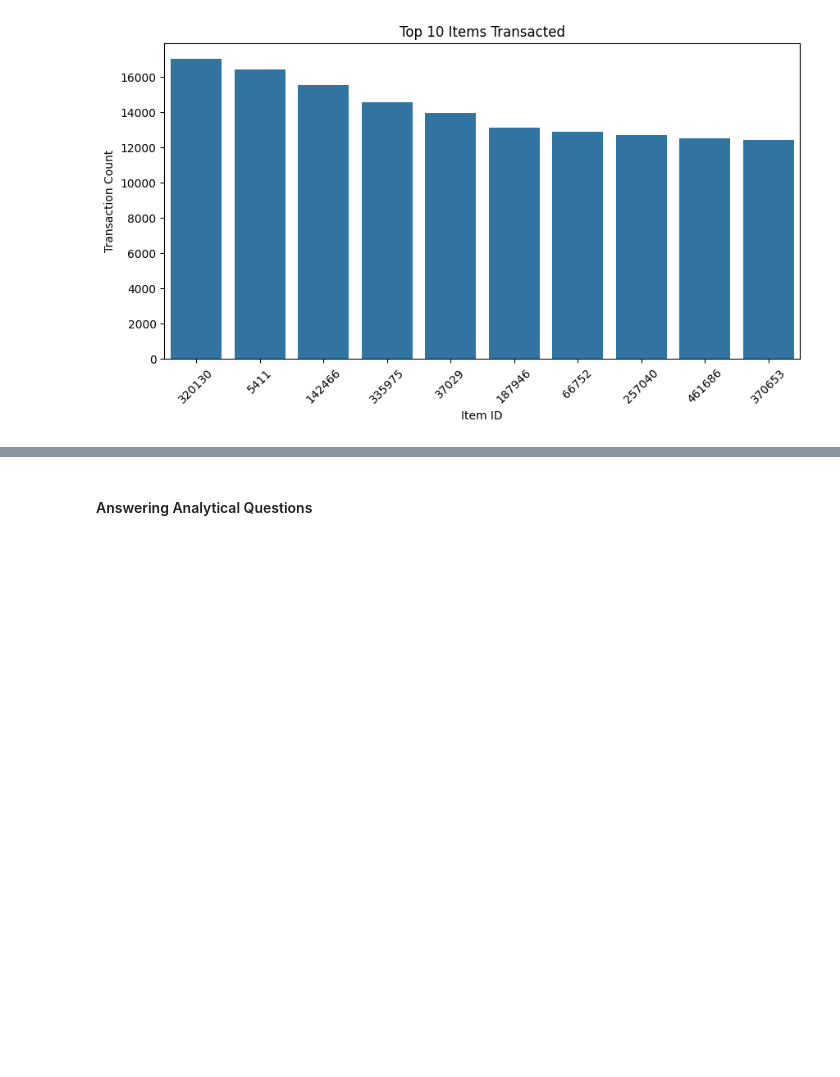
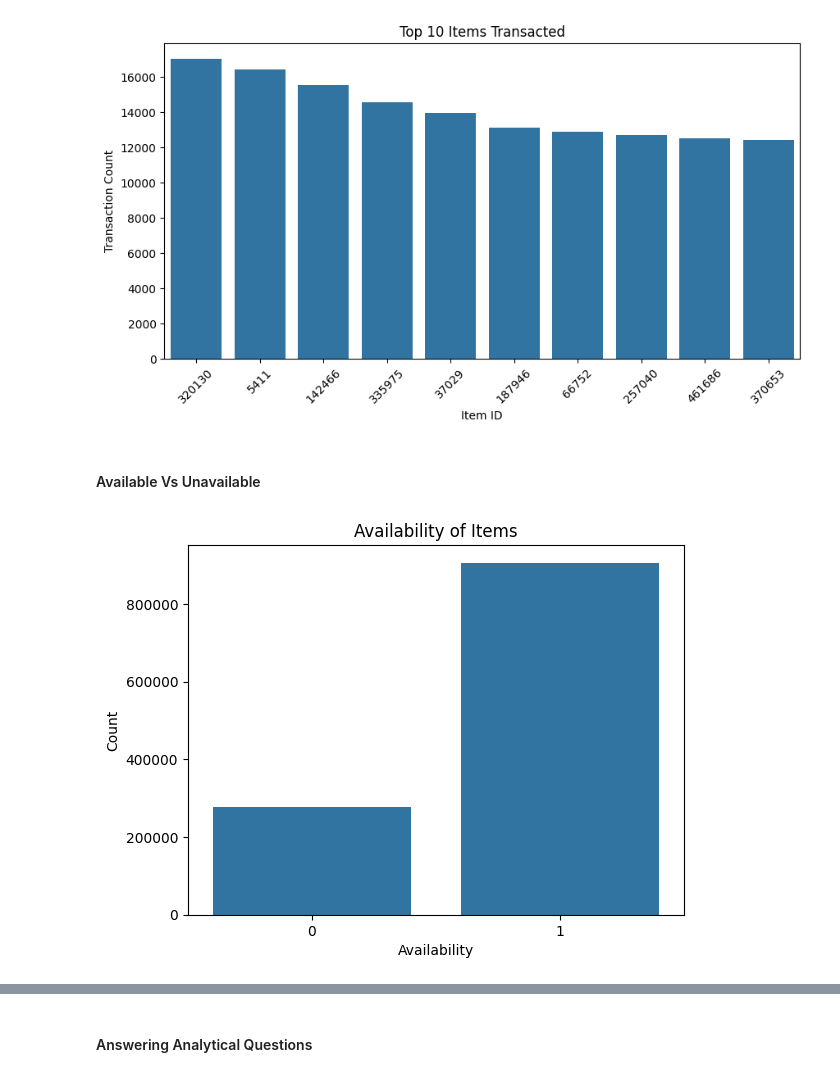
Before and after one commit to adubrightkwartengsnr/Recommendation-System-For-E-commerce, a Jupyter notebook: notebooks/recommendation_system.ipynb, the cells around one changed output, grey strips where cells are left out. Saved outputs shown, nothing was run; the diff lists cells and outputs as text; code cells hidden in the pictures; blank space fills up the shorter version.

```diff
--- a/notebooks/recommendation_system.ipynb
+++ b/notebooks/recommendation_system.ipynb
@@ -563,3 +556,6 @@ Since transactionid is missing in 98.82% of cases, it may not be useful for anal
 # %%
 # drop the transactionid column
 final_df.drop("transactionid", axis=1, inplace=True)
+# %%
+final_df["available"] = final_df["available"].mask((final_df["event"].isin(["transaction","add to cart"])) &(final_df["available"].isna()),
+                                                   1)
@@ -589,3 +608,13 @@ plt.xticks(rotation=45)
 plt.show()
 # %% [output]
 [figure]
+# %% [markdown]
+#### Available Vs Unavailable
+# %%
+sns.countplot(x=final_df["available"])
+plt.title("Availability of Items")
+plt.xlabel("Availability")
+plt.ylabel("Count")
+plt.show()
+# %% [output]
+[figure, added]
```
Also changed, not shown: parts of 34 cells of this notebook.
